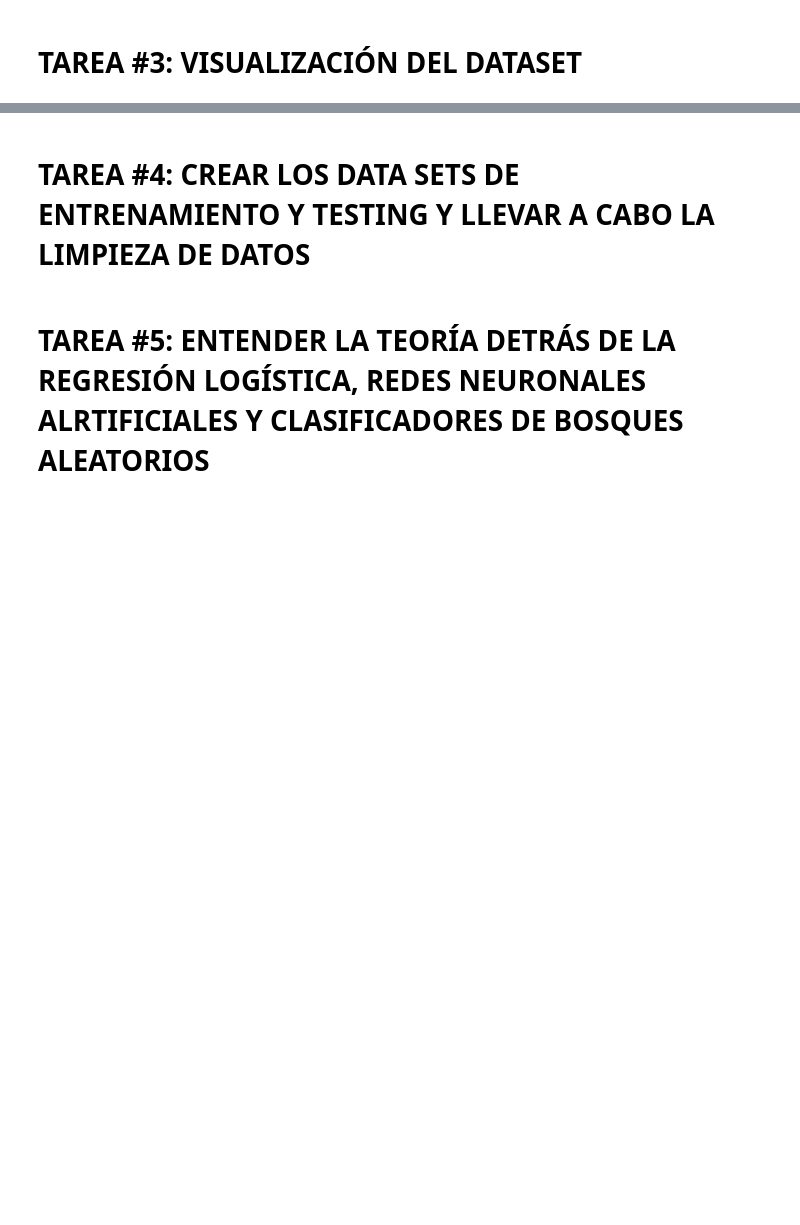
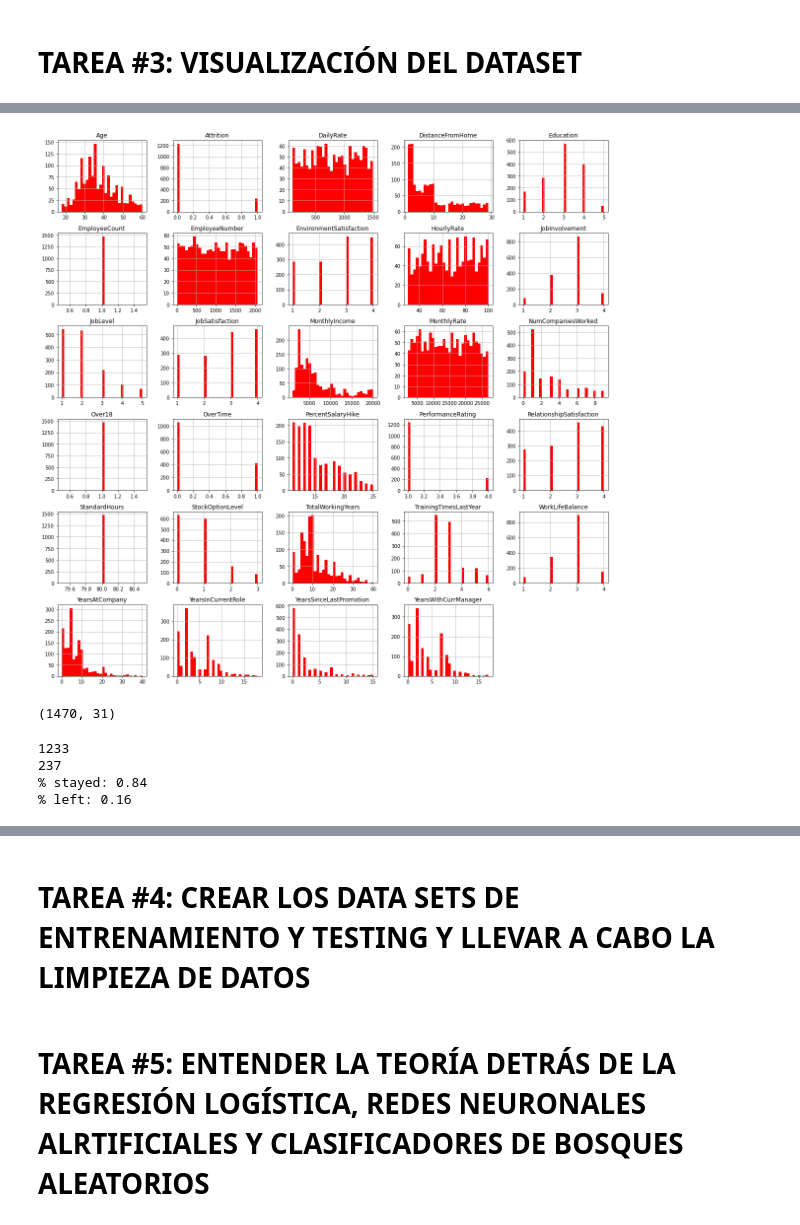
Before and after one commit to MartinSantaGitHub/ds4b, a Jupyter notebook: 1. Human Resources Data/Esqueleto_Departamento_de_Recursos_Humanos.ipynb, the cells around one changed output, grey strips where cells are left out. Drawn from its saved outputs; the diff is of its cells as text; code cells hidden in the pictures; blank space fills up the shorter version.

```diff
--- a/1. Human Resources Data/Esqueleto_Departamento_de_Recursos_Humanos.ipynb
+++ b/1. Human Resources Data/Esqueleto_Departamento_de_Recursos_Humanos.ipynb
@@ -45,6 +153,10 @@ drive.mount('/content/drive')
 # %%
+employee_df.hist(bins=30, figsize = (20,20), color = 'r')
+plt.show()
 # Algunas características como 'MonthlyIncome' y 'TotalWorkingYears' tienen una distribución con una cola muy larga (long tail distribution)
 # Tiene sentido que nos desagamos de 'EmployeeCount' y 'Standardhours' ya que estos campos no cambian de un empleado a otro
+# %% [output]
+[figure, added]
 # %%
 # Tiene sentido deshacerse de 'EmployeeCount' , 'Standardhours' y 'Over18' ya que son campos que no cambian de un empleado a otro
 # Eliminemos 'EmployeeNumber' también
@@ -51,2 +164,6 @@ drive.mount('/content/drive')
+# %%
+employee_df.shape
+# %% [output]
+(1470, 31)
 # %%
 # Veamos cuantos empleados dejan la empresa!
@@ -53,6 +172,15 @@ drive.mount('/content/drive')
 # %%
 # Contamos el número de empleados que se quedaron y que se fueron
 # Parece que estamos ante un conjunto de datos desequilibrado
+total = len(employee_df)
+print(stayed_df.shape[0])
+print(left_df.shape[0])
+print(f"% stayed: {(stayed_df.shape[0]/total):.2f}\n% left: {(left_df.shape[0]/total):.2f}")
+# %% [output]
+1233
+237
+% stayed: 0.84
+% left: 0.16
 # %%
 left_df.describe()
 
```
Also changed, not shown: parts of 22 cells of this notebook.
